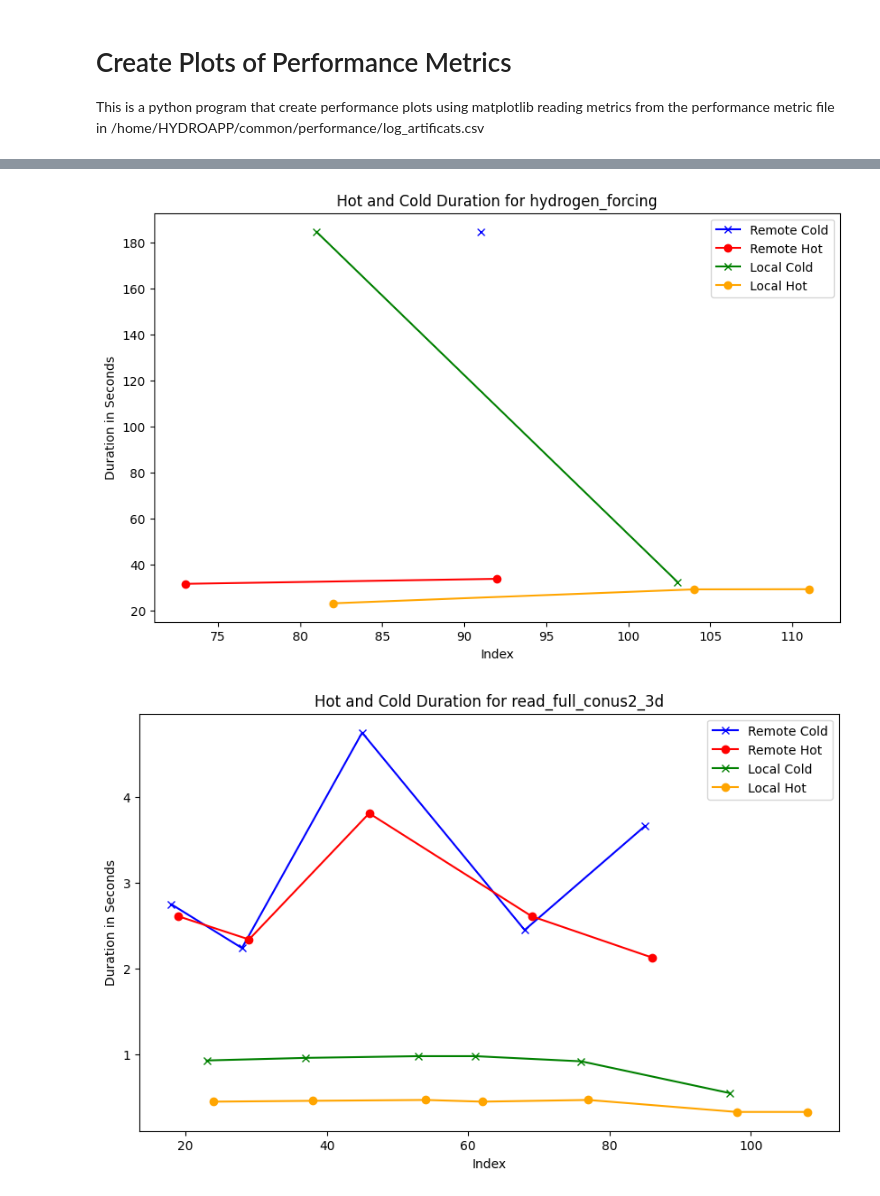
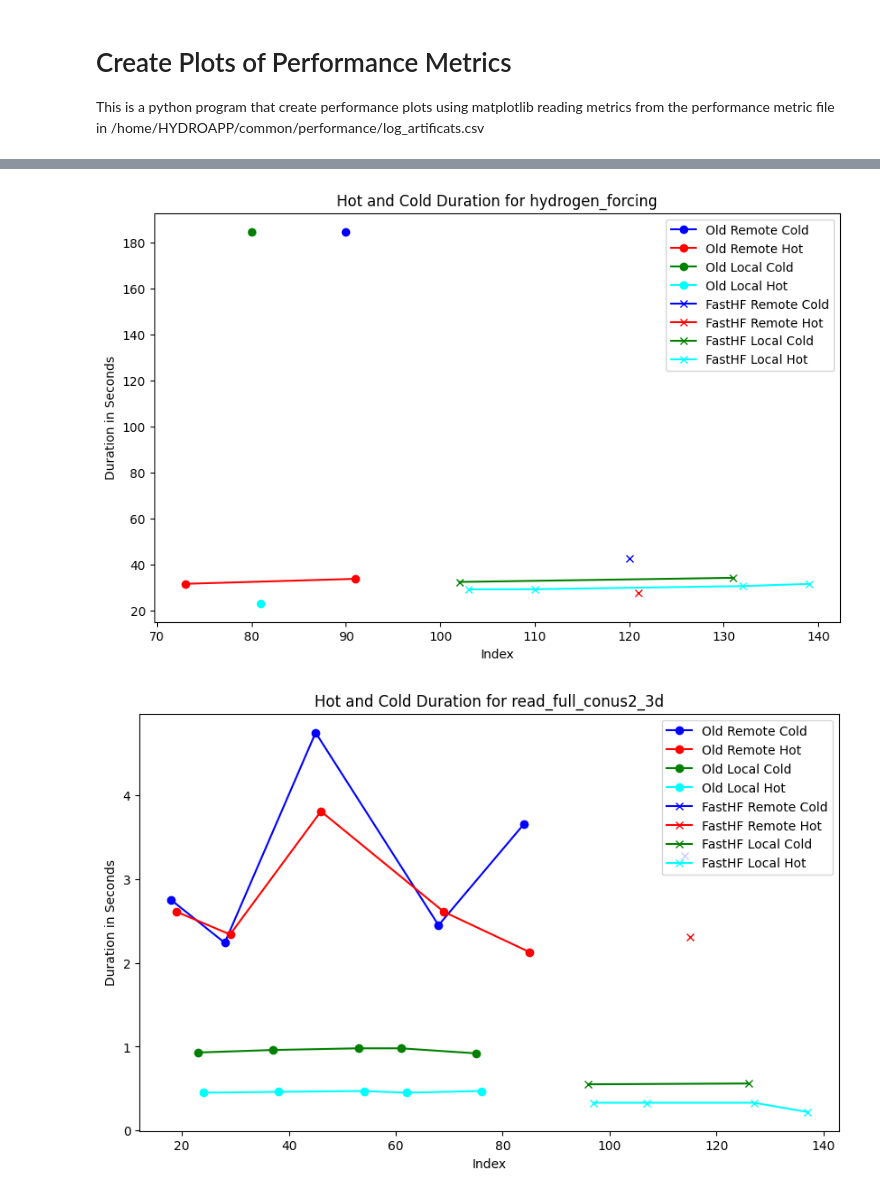
Before and after one commit to hydroframe/integration-testing, a Jupyter notebook: scripts/plot_metrics.ipynb, the cells around one changed output, grey strips where cells are left out. Cells and saved outputs as stored; diff of their text form; code cells hidden in the pictures.

Commit message:
compare old and new hf_hydrodata versions in metrics plots

```diff
--- a/scripts/plot_metrics.ipynb
+++ b/scripts/plot_metrics.ipynb
@@ -13,21 +13,36 @@ def plot_scenario(scenario_name):
     log_artificats_path = "/home/HYDROAPP/common/performance/log_artifact.csv"
 
     df = pd.read_csv(log_artificats_path)
+    oldhf_df = df[df['hf_hydrodata_version'].isin (["1.3.14", "1.3.16"])]
+    fasthf_df = df[~df['hf_hydrodata_version'].isin (["1.3.14", "1.3.16"])]
 
-    scenario_df = df[df['scenario'] == scenario_name]
-    remote_df = scenario_df[scenario_df['remotelocal'] == 'remote']
-    local_df = scenario_df[scenario_df['remotelocal'] == 'local']
-    remote_cold_df = remote_df[remote_df['hotcold'] == 'cold']
-    remote_hot_df = remote_df[remote_df['hotcold'] == 'hot']
-    local_cold_df = local_df[local_df['hotcold'] == 'cold']
-    local_hot_df = local_df[local_df['hotcold'] == 'hot']
+    oldhf_scenario_df = oldhf_df[oldhf_df['scenario'] == scenario_name]
+    fasthf_scenario_df = fasthf_df[fasthf_df['scenario'] == scenario_name]
+    old_remote_df = oldhf_scenario_df[oldhf_scenario_df['remotelocal'] == 'remote']
+    old_local_df = oldhf_scenario_df[oldhf_scenario_df['remotelocal'] == 'local']
+    old_remote_cold_df = old_remote_df[old_remote_df['hotcold'] == 'cold']
+    old_remote_hot_df = old_remote_df[old_remote_df['hotcold'] == 'hot']
+    old_local_cold_df = old_local_df[old_local_df['hotcold'] == 'cold']
+    old_local_hot_df = old_local_df[old_local_df['hotcold'] == 'hot']
+
+    fasthf_remote_df = fasthf_scenario_df[fasthf_scenario_df['remotelocal'] == 'remote']
+    fasthf_local_df = fasthf_scenario_df[fasthf_scenario_df['remotelocal'] == 'local']
+    fasthf_remote_cold_df = fasthf_remote_df[fasthf_remote_df['hotcold'] == 'cold']
+    fasthf_remote_hot_df = fasthf_remote_df[fasthf_remote_df['hotcold'] == 'hot']
+    fasthf_local_cold_df = fasthf_local_df[fasthf_local_df['hotcold'] == 'cold']
+    fasthf_local_hot_df = fasthf_local_df[fasthf_local_df['hotcold'] == 'hot']
 
     plt.figure(figsize=(10, 6))
 
-    plt.plot(remote_cold_df['duration'], label='Remote Cold', color='blue', marker='x')
-    plt.plot(remote_hot_df['duration'], label='Remote Hot', color='red', marker='o')
-    plt.plot(local_cold_df['duration'], label='Local Cold', color='green', marker='x')
-    plt.plot(local_hot_df['duration'], label='Local Hot', color='orange', marker='o')
+    plt.plot(old_remote_cold_df['duration'], label='Old Remote Cold', color='blue', marker='o')
+    plt.plot(old_remote_hot_df['duration'], label='Old Remote Hot', color='red', marker='o')
+    plt.plot(old_local_cold_df['duration'], label='Old Local Cold', color='green', marker='o')
+    plt.plot(old_local_hot_df['duration'], label='Old Local Hot', color='cyan', marker='o')
+
+    plt.plot(fasthf_remote_cold_df['duration'], label='FastHF Remote Cold', color='blue', marker='x')
+    plt.plot(fasthf_remote_hot_df['duration'], label='FastHF Remote Hot', color='red', marker='x')
+    plt.plot(fasthf_local_cold_df['duration'], label='FastHF Local Cold', color='green', marker='x')
+    plt.plot(fasthf_local_hot_df['duration'], label='FastHF Local Hot', color='cyan', marker='x')
 
     # Adding labels and title
     plt.xlabel('Index')
@@ -48,2 +63,2 @@ plot_scenario("read_full_conus2_3d")
-[figure, old version]
+[figure, new version]
-[figure, old version]
+[figure, new version]
```
Also changed, not shown: parts of 1 cell of this notebook.
